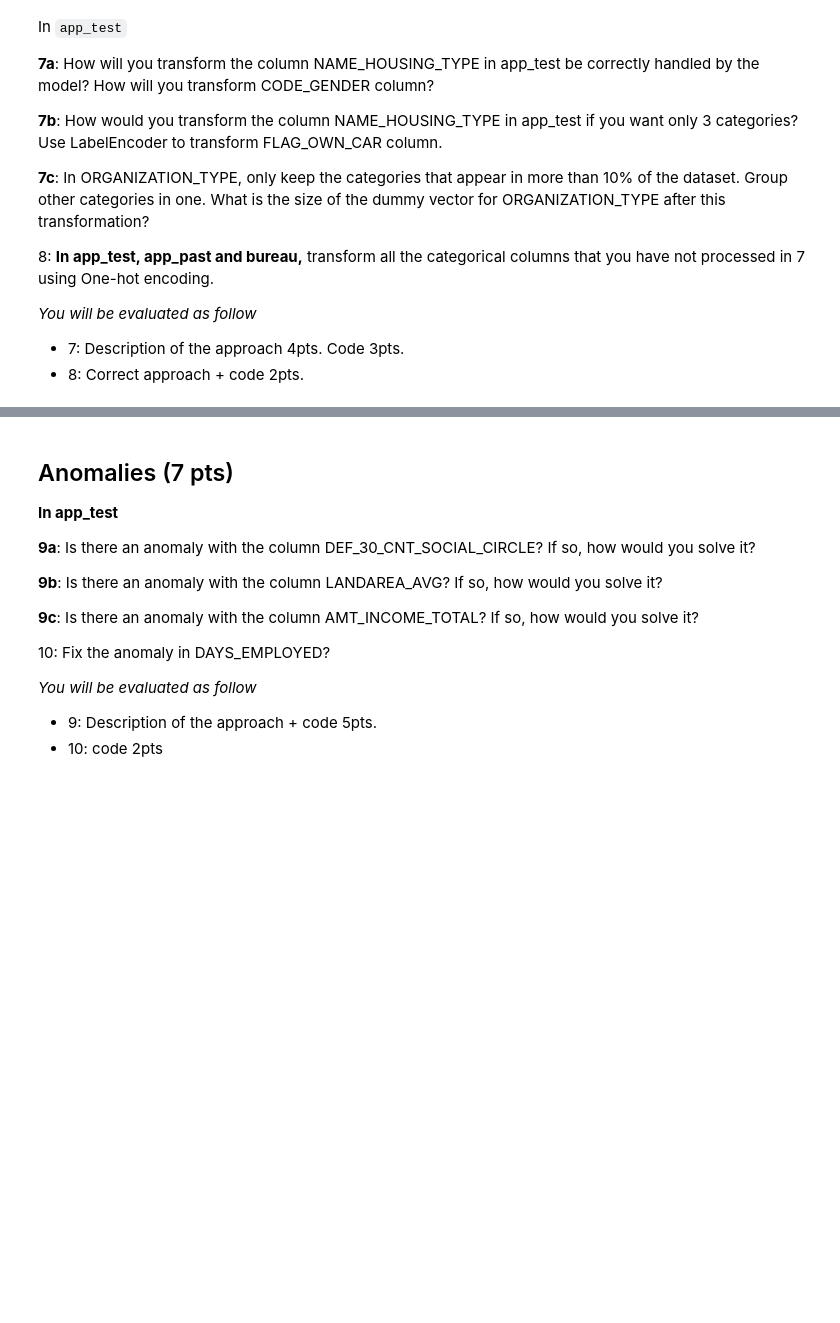
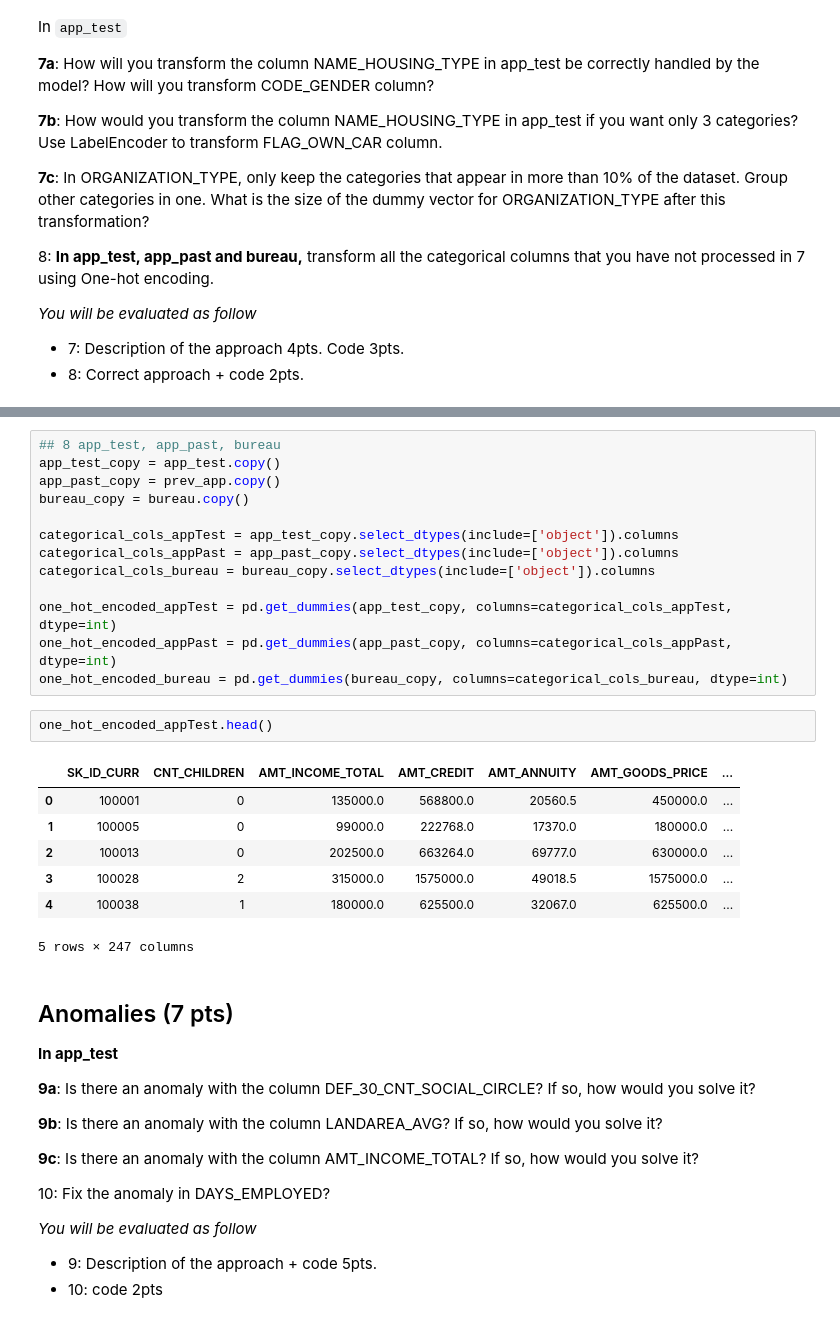
Before and after one commit to coldstrel/applied-ml-mids-2024, a Jupyter notebook: Project_Part_1.ipynb, the cells around one changed output, grey strips where cells are left out. Drawn from its saved outputs; the diff is of its cells as text; blank space fills up the shorter version.

```diff
--- a/Project_Part_1.ipynb
+++ b/Project_Part_1.ipynb
@@ -294,3 +398,26 @@ In `app_test`
+# %%
+## 8 app_test, app_past, bureau
+app_test_copy = app_test.copy()
+app_past_copy = prev_app.copy()
+bureau_copy = bureau.copy()
+
+categorical_cols_appTest = app_test_copy.select_dtypes(include=['object']).columns
+categorical_cols_appPast = app_past_copy.select_dtypes(include=['object']).columns
+categorical_cols_bureau = bureau_copy.select_dtypes(include=['object']).columns
+
+one_hot_encoded_appTest = pd.get_dummies(app_test_copy, columns=categorical_cols_appTest, dtype=int)
+one_hot_encoded_appPast = pd.get_dummies(app_past_copy, columns=categorical_cols_appPast, dtype=int)
+one_hot_encoded_bureau = pd.get_dummies(bureau_copy, columns=categorical_cols_bureau, dtype=int)
+# %%
+one_hot_encoded_appTest.head()
+# %% [output]
+|  | SK_ID_CURR | CNT_CHILDREN | AMT_INCOME_TOTAL | AMT_CREDIT | AMT_ANNUITY | AMT_GOODS_PRICE | ... |
+| 0 | 100001 | 0 | 135000.0 | 568800.0 | 20560.5 | 450000.0 | ... |
+| 1 | 100005 | 0 | 99000.0 | 222768.0 | 17370.0 | 180000.0 | ... |
+| 2 | 100013 | 0 | 202500.0 | 663264.0 | 69777.0 | 630000.0 | ... |
+| 3 | 100028 | 2 | 315000.0 | 1575000.0 | 49018.5 | 1575000.0 | ... |
+| 4 | 100038 | 1 | 180000.0 | 625500.0 | 32067.0 | 625500.0 | ... |
+5 rows × 247 columns
 # %% [markdown]
 <h2>Anomalies (7 pts)</h2>
 
```
Also changed, not shown: parts of 13 cells of this notebook.
